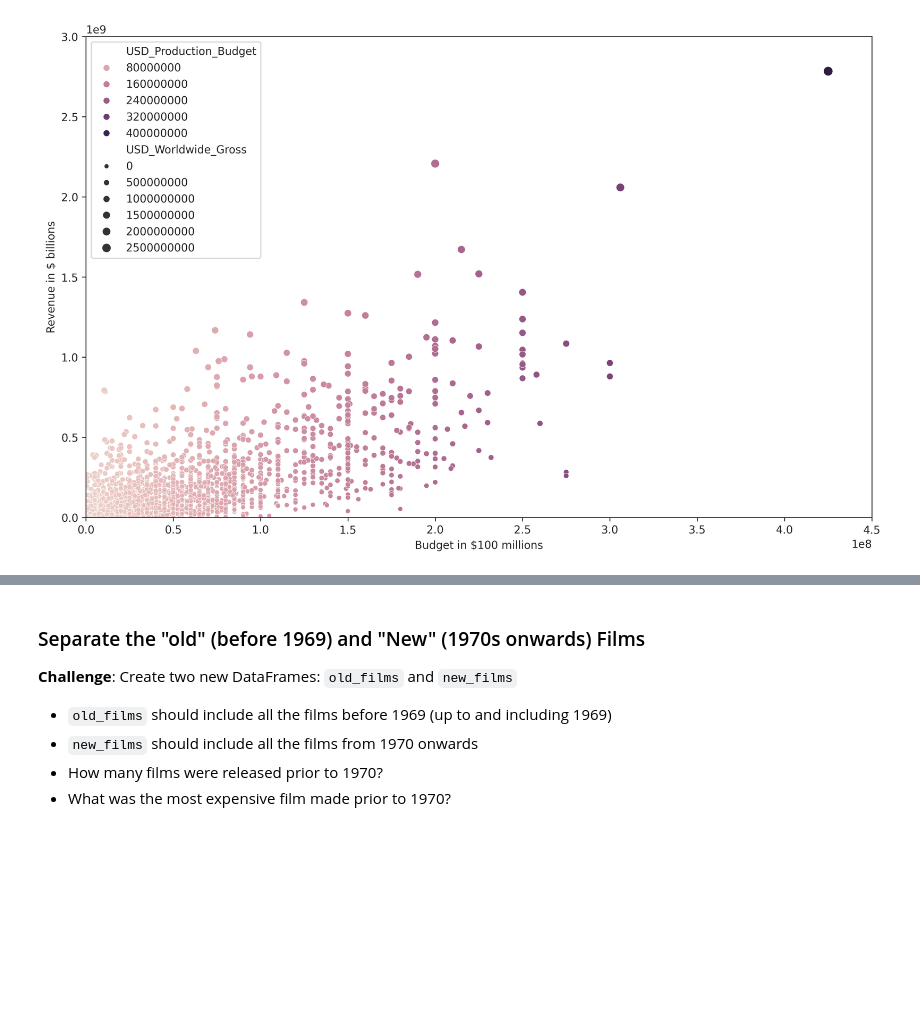
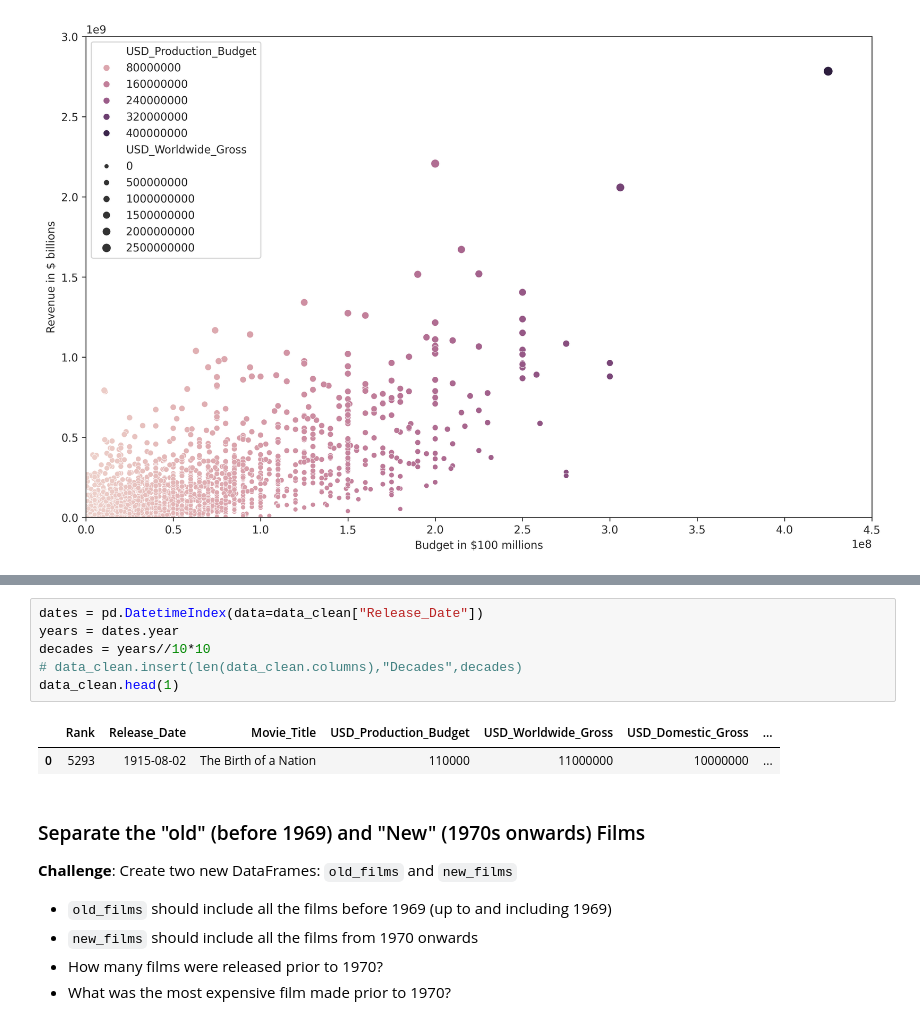
Before and after one commit to Golden-Leaves/100daysofpython, a Jupyter notebook: data_science/seaborn_linear_regression/Seaborn_and_Linear_Regression_(start).ipynb, the cells around one changed output, grey strips where cells are left out. Saved outputs shown, nothing was run; the diff lists cells and outputs as text; blank space fills up the shorter version.

```diff
--- a/data_science/seaborn_linear_regression/Seaborn_and_Linear_Regression_(start).ipynb
+++ b/data_science/seaborn_linear_regression/Seaborn_and_Linear_Regression_(start).ipynb
@@ -268,6 +278,15 @@ Here's how:
 <img src=https://i.imgur.com/5m06Ach.png width=650>
 3. Use floor division `//` to convert the year data to the decades of the films.
 4. Add the decades as a `Decade` column to the `data_clean` DataFrame.
+# %%
+dates = pd.DatetimeIndex(data=data_clean["Release_Date"])
+years = dates.year
+decades = years//10*10
+# data_clean.insert(len(data_clean.columns),"Decades",decades)
+data_clean.head(1)
+# %% [output]
+|  | Rank | Release_Date | Movie_Title | USD_Production_Budget | USD_Worldwide_Gross | USD_Domestic_Gross | ... |
+| 0 | 5293 | 1915-08-02 | The Birth of a Nation | 110000 | 11000000 | 10000000 | ... |
 # %% [markdown]
 ### Separate the "old" (before 1969) and "New" (1970s onwards) Films
 
```
Also changed, not shown: parts of 1 cell of this notebook.
